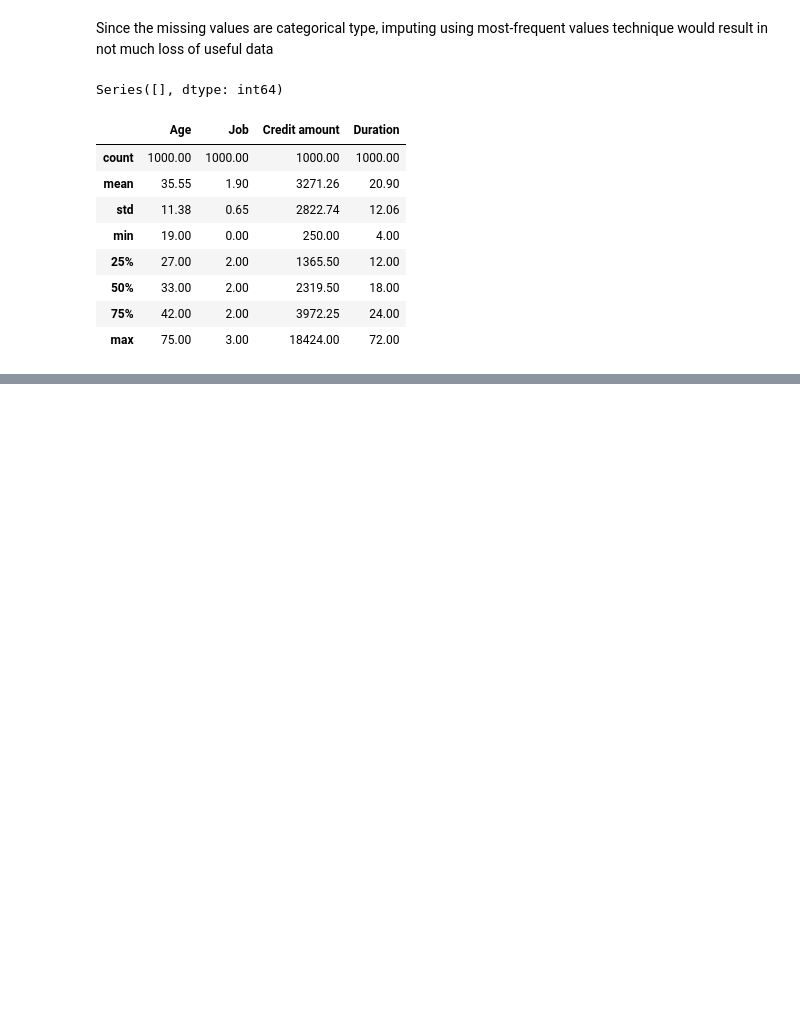
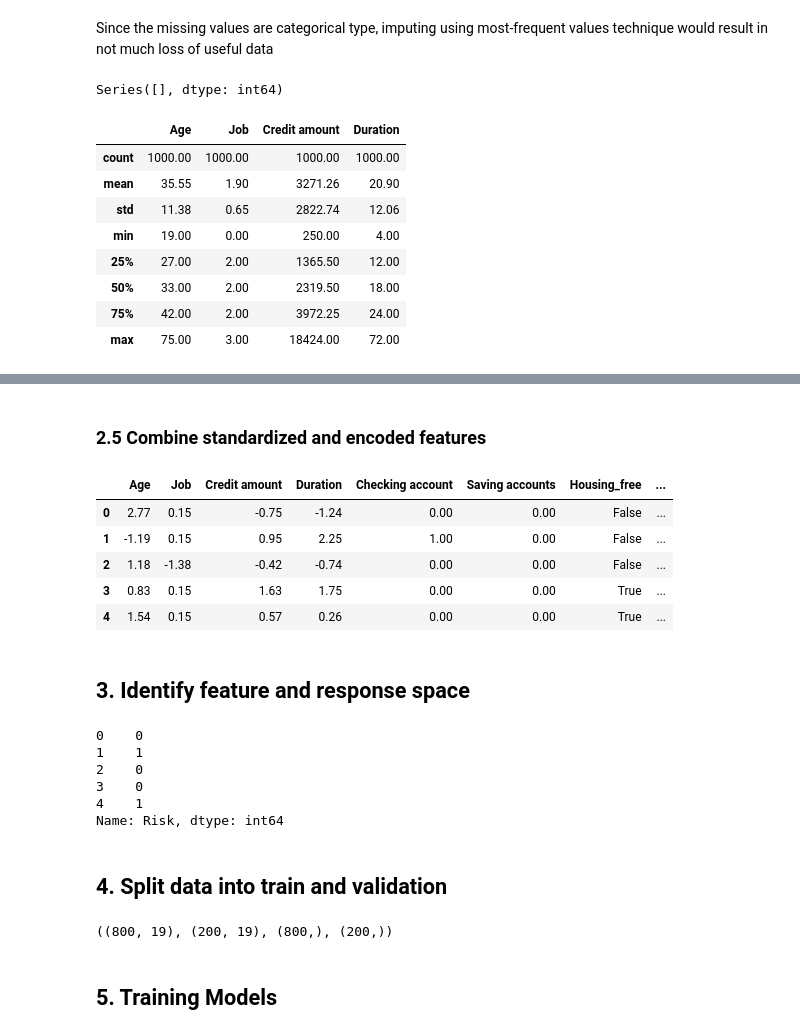
Before and after one commit to Akhila-Ravi1/Projects, a Jupyter notebook: CreditRisk/creditrisk.ipynb, the cells around one changed output, grey strips where cells are left out. Drawn from its saved outputs; the diff is of its cells as text; code cells hidden in the pictures; blank space fills up the shorter version.

```diff
--- a/CreditRisk/creditrisk.ipynb
+++ b/CreditRisk/creditrisk.ipynb
@@ -145,0 +159,5 @@ df.describe()
+# %%
+scaler = StandardScaler()
+
+df_std = pd.DataFrame(scaler.fit_transform(df[num_cols]), columns=num_cols)
+df_std.head()
@@ -147,0 +191,7 @@ df.describe()
+# %%
+from sklearn.preprocessing import OrdinalEncoder
+ord_encoder = OrdinalEncoder()
+ord_encoded_cols = ['Checking account', 'Saving accounts']
+
+df_ord_cat = pd.DataFrame(ord_encoder.fit_transform(df[ord_encoded_cols]), columns=ord_encoded_cols)
+df_ord_cat.value_counts()
@@ -147,0 +215,3 @@ df.describe()
+# %%
+df_hot_cat = pd.get_dummies(df[cat_cols.difference(ord_encoded_cols).drop('Risk')])
+df_hot_cat.head()
@@ -147,0 +225,33 @@ df.describe()
+# %% [markdown]
+### 2.5 Combine standardized and encoded features
+# %%
+df_final = pd.concat([df_std, df_ord_cat, df_hot_cat], axis=1)
+df_final.head()
+# %% [output]
+|  | Age | Job | Credit amount | Duration | Checking account | Saving accounts | Housing_free | ... |
+| 0 | 2.77 | 0.15 | -0.75 | -1.24 | 0.00 | 0.00 | False | ... |
+| 1 | -1.19 | 0.15 | 0.95 | 2.25 | 1.00 | 0.00 | False | ... |
+| 2 | 1.18 | -1.38 | -0.42 | -0.74 | 0.00 | 0.00 | False | ... |
+| 3 | 0.83 | 0.15 | 1.63 | 1.75 | 0.00 | 0.00 | True | ... |
+| 4 | 1.54 | 0.15 | 0.57 | 0.26 | 0.00 | 0.00 | True | ... |
+# %% [markdown]
+## 3. Identify feature and response space
+# %%
+y = df['Risk'].map({'good': 0, 'bad': 1})
+y.head()
+# %% [output]
+0    0
+1    1
+2    0
+3    0
+4    1
+Name: Risk, dtype: int64
+# %% [markdown]
+## 4. Split data into train and validation
+# %%
+X_train, X_val, y_train, y_val = train_test_split(df_final, y, test_size=0.2, random_state=1)
+X_train.shape, X_val.shape, y_train.shape, y_val.shape
+# %% [output]
+((800, 19), (200, 19), (800,), (200,))
+# %% [markdown]
+## 5. Training Models
```
Also changed, not shown: parts of 31 cells of this notebook, 1 other file.
